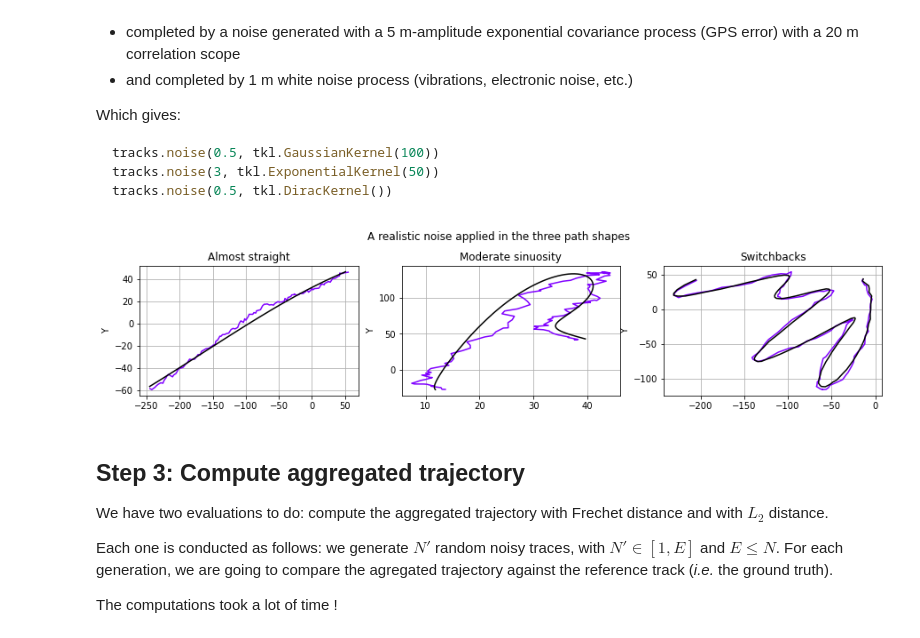
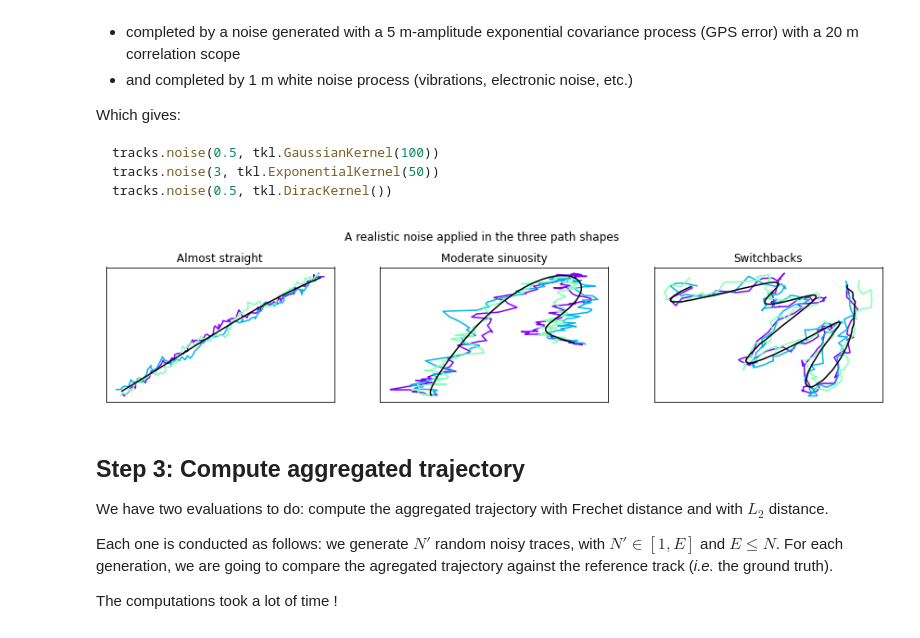
Before and after one commit to umrlastig/tracklib, a Jupyter notebook: doc/source/usecase/AggregatedTrajectory.ipynb, the cells around one changed output. Saved outputs shown, nothing was run; the diff lists cells and outputs as text; code cells hidden in the pictures.

```diff
--- a/doc/source/usecase/AggregatedTrajectory.ipynb
+++ b/doc/source/usecase/AggregatedTrajectory.ipynb
@@ -52,7 +52,7 @@ from matplotlib.pyplot import cm
 <br/>
 <span style='padding-left:2em'>(i) *visualizeAggTraj:* display the track reference and aggregated tracks</span><br/>
 # %%
-color = cm.rainbow(np.linspace(0, 1, 50))
+color = cm.rainbow(np.linspace(0, 1, 5))
 
 def visualizeAggTraj(i, N=3, track=None, tracks=None, title=None):
     '''
@@ -71,8 +71,9 @@ def visualizeAggTraj(i, N=3, track=None, tracks=None, title=None):
     if title != None:
         ax.set_title(title)
     ax.set_xlabel('')
-    ax.set_ylabel('Y')
-    ax.grid()
+    ax.set_xticks([])
+    ax.set_ylabel('')
+    ax.set_yticks([])
 # %% [markdown]
 ## Step 1: Create reference tracks
 
@@ -180,17 +188,17 @@ tracks3.noise(0.5, tkl.DiracKernel())
 # %%
 # ----------------------------------------------------------
 # Visualize one realistic noise track
 print ('')
 
 plt.figure(figsize=(15, 3))
 plt.subplots_adjust(top=0.8, wspace=0.2, hspace=0.5)
-visualizeAggTraj(0, N=3, track=sentier1, tracks=tracks1[0:1], title='Almost straight')
-visualizeAggTraj(1, N=3, track=sentier2, tracks=tracks2[0:1], title='Moderate sinuosity')
-visualizeAggTraj(2, N=3, track=sentier3, tracks=tracks3[0:1], title='Switchbacks')
+visualizeAggTraj(0, N=3, track=sentier1, tracks=tracks1[0:3], title='Almost straight')
+visualizeAggTraj(1, N=3, track=sentier2, tracks=tracks2[0:3], title='Moderate sinuosity')
+visualizeAggTraj(2, N=3, track=sentier3, tracks=tracks3[0:3], title='Switchbacks')
 plt.suptitle('A realistic noise applied in the three path shapes')
 plt.show()
 # %% [output]
-[figure, old version]
+[figure, new version]
 # %% [markdown]
 ## Step 3: Compute aggregated trajectory
 
```
Also changed, not shown: parts of 10 cells of this notebook, 2 other files.
